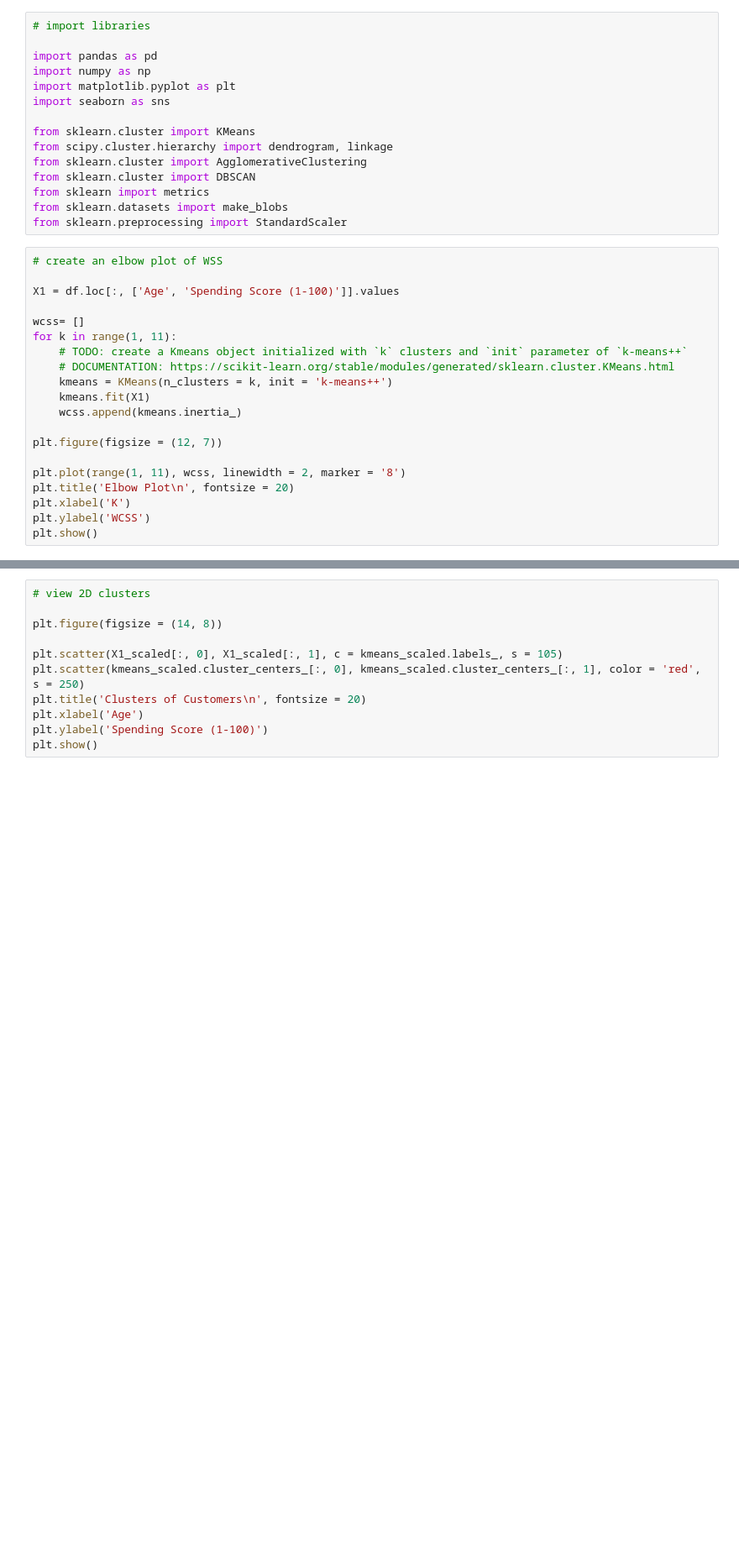
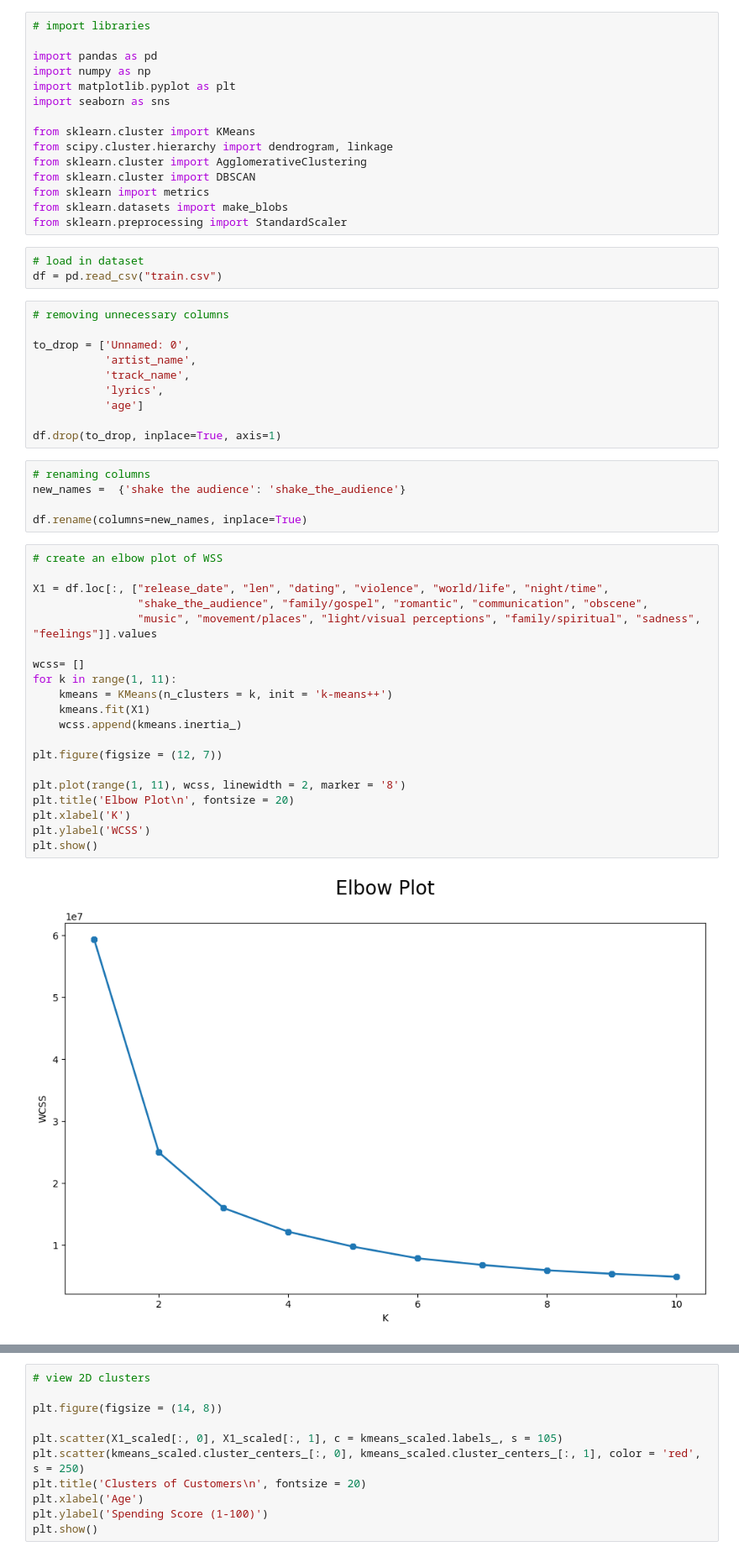
Before and after one commit to walcotttt/recommendation_algo, a Jupyter notebook: modeling.ipynb, the cells around one changed output, grey strips where cells are left out. Shown: that part at 84% size. Saved outputs shown, nothing was run; the diff lists cells and outputs as text; blank space fills up the shorter version.

```diff
--- a/modeling.ipynb
+++ b/modeling.ipynb
@@ -13,26 +13,46 @@ from sklearn.cluster import DBSCAN
 from sklearn import metrics
 from sklearn.datasets import make_blobs
 from sklearn.preprocessing import StandardScaler
+# %%
+# load in dataset
+df = pd.read_csv("train.csv")
+# %%
+# removing unnecessary columns
+
+to_drop = ['Unnamed: 0',
+           'artist_name',
+           'track_name',
+           'lyrics',
+           'age']
+
+df.drop(to_drop, inplace=True, axis=1)
+# %%
+# renaming columns
+new_names =  {'shake the audience': 'shake_the_audience'}
+
+df.rename(columns=new_names, inplace=True)
 # %%
 # create an elbow plot of WSS
 
-X1 = df.loc[:, ['Age', 'Spending Score (1-100)']].values
+X1 = df.loc[:, ["release_date", "len", "dating", "violence", "world/life", "night/time",
+                "shake_the_audience", "family/gospel", "romantic", "communication", "obscene",
+                "music", "movement/places", "light/visual perceptions", "family/spiritual", "sadness", "feelings"]].values
 
 wcss= []
 for k in range(1, 11):
-    # TODO: create a Kmeans object initialized with `k` clusters and `init` parameter of `k-means++`
-    # DOCUMENTATION: https://scikit-learn.org/stable/modules/generated/sklearn.cluster.KMeans.html
     kmeans = KMeans(n_clusters = k, init = 'k-means++')
     kmeans.fit(X1)
     wcss.append(kmeans.inertia_)
 
 plt.figure(figsize = (12, 7))
 
 plt.plot(range(1, 11), wcss, linewidth = 2, marker = '8')
 plt.title('Elbow Plot\n', fontsize = 20)
 plt.xlabel('K')
 plt.ylabel('WCSS')
 plt.show()
+# %% [output]
+[figure, added]
 # %%
 # create a plot of silhoutte score
 
```
Also changed, not shown: parts of 4 cells of this notebook, 2 other files.
